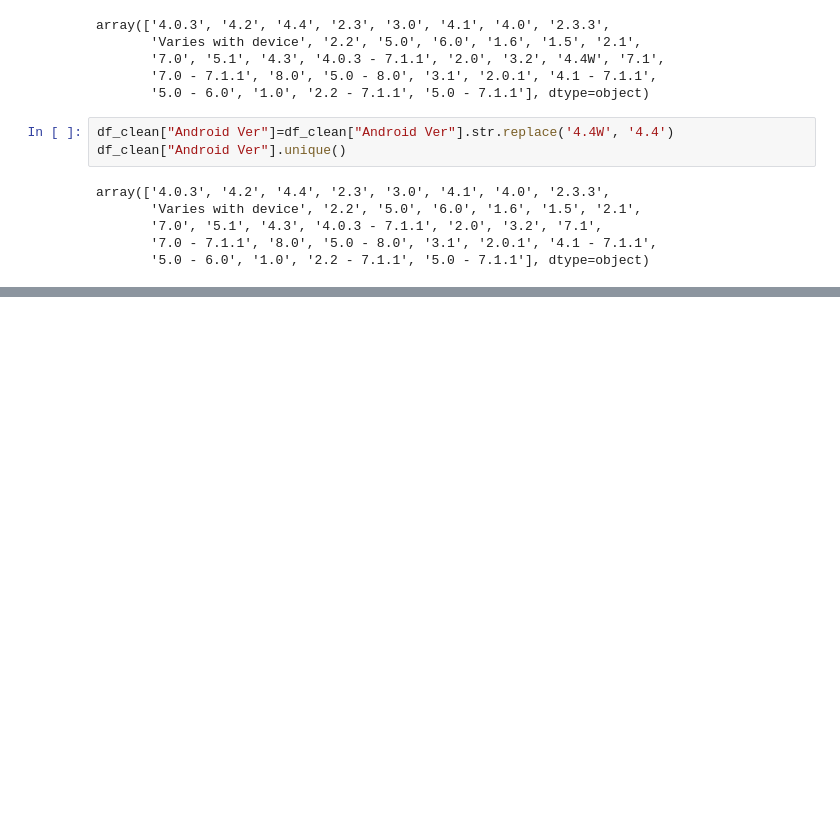
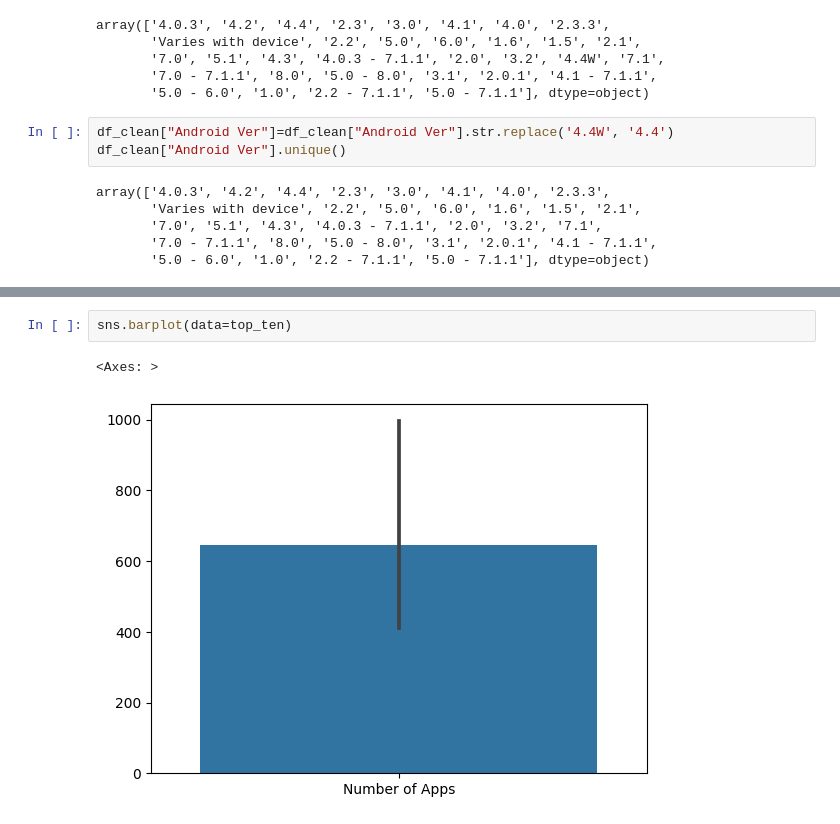
Before and after one commit to mulingwa/Playstore_Data_Analysis, a Jupyter notebook: Analysis.ipynb, the cells around one changed output, grey strips where cells are left out. Cells and saved outputs as stored; diff of their text form; blank space fills up the shorter version.

```diff
--- a/Analysis.ipynb
+++ b/Analysis.ipynb
@@ -355,0 +370,5 @@ array(['4.0.3', '4.2', '4.4', '2.3', '3.0', '4.1', '4.0', '2.3.3',
+# %%
+sns.barplot(data=top_ten)
+# %% [output]
+<Axes: >
+[figure, added]
```
Also changed, not shown: parts of 4 cells of this notebook.
